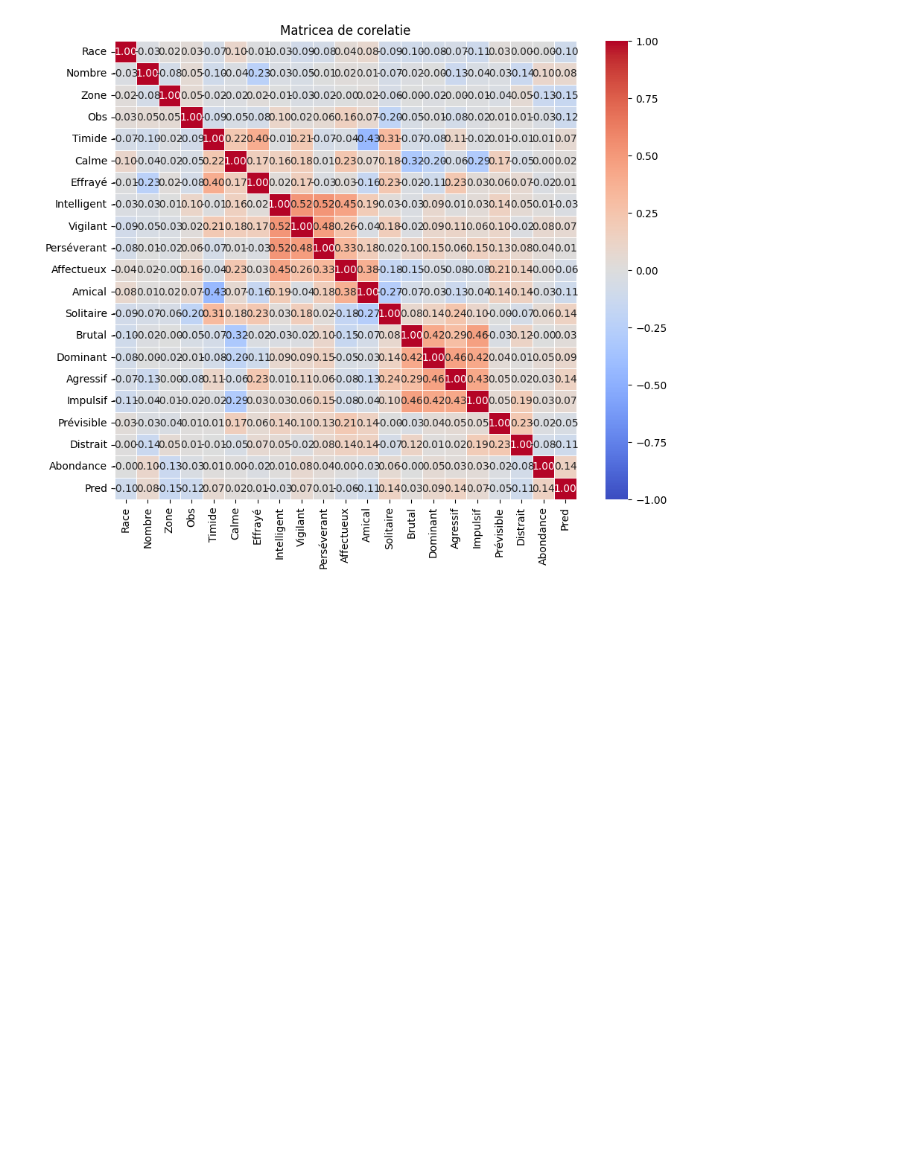
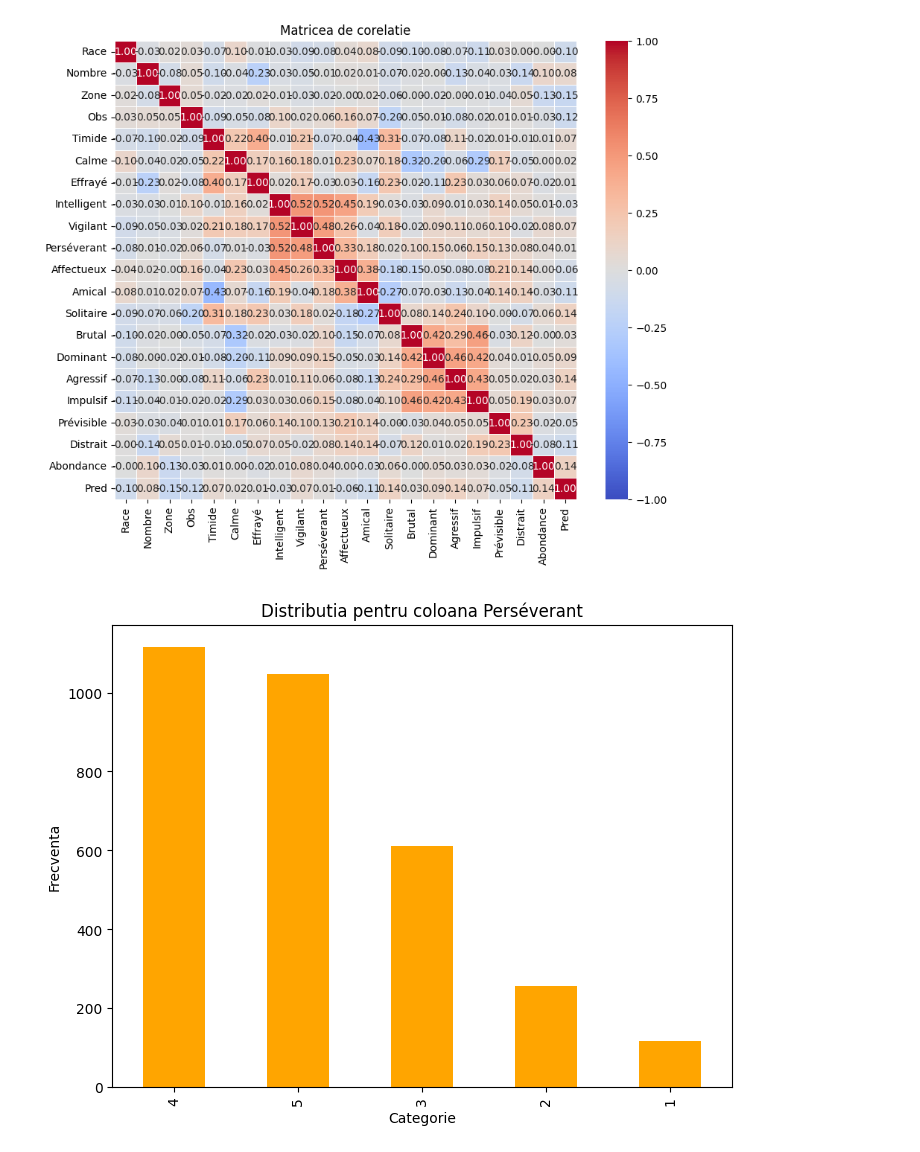
Before and after one commit to BejenaruIoanMatei/FacultateAI, a Jupyter notebook: Dataset/Analysis.ipynb, the cells around one changed output. Saved outputs shown, nothing was run; the diff lists cells and outputs as text; code cells hidden in the pictures; blank space fills up the shorter version.

```diff
--- a/Dataset/Analysis.ipynb
+++ b/Dataset/Analysis.ipynb
@@ -697,3 +697,20 @@ plt.title("Matricea de corelatie")
 plt.show()
 # %% [output]
 [figure]
+# %%
+import pandas as pd
+import matplotlib.pyplot as plt
+
+
+file_path = '/Users/user/Documents/GitHub/FacultateAI/Dataset/dataset_final_v1.xlsx'
+data_final = pd.read_excel(file_path)
+
+distributie = data_final['Perséverant'].value_counts()
+
+distributie.plot(kind='bar', color='orange', figsize=(8, 6))
+plt.title('Distributia pentru coloana Perséverant')
+plt.xlabel('Categorie')
+plt.ylabel('Frecventa')
+plt.show()
+# %% [output]
+[figure, added]
```
Also changed, not shown: parts of 13 cells of this notebook, 1 other file.
